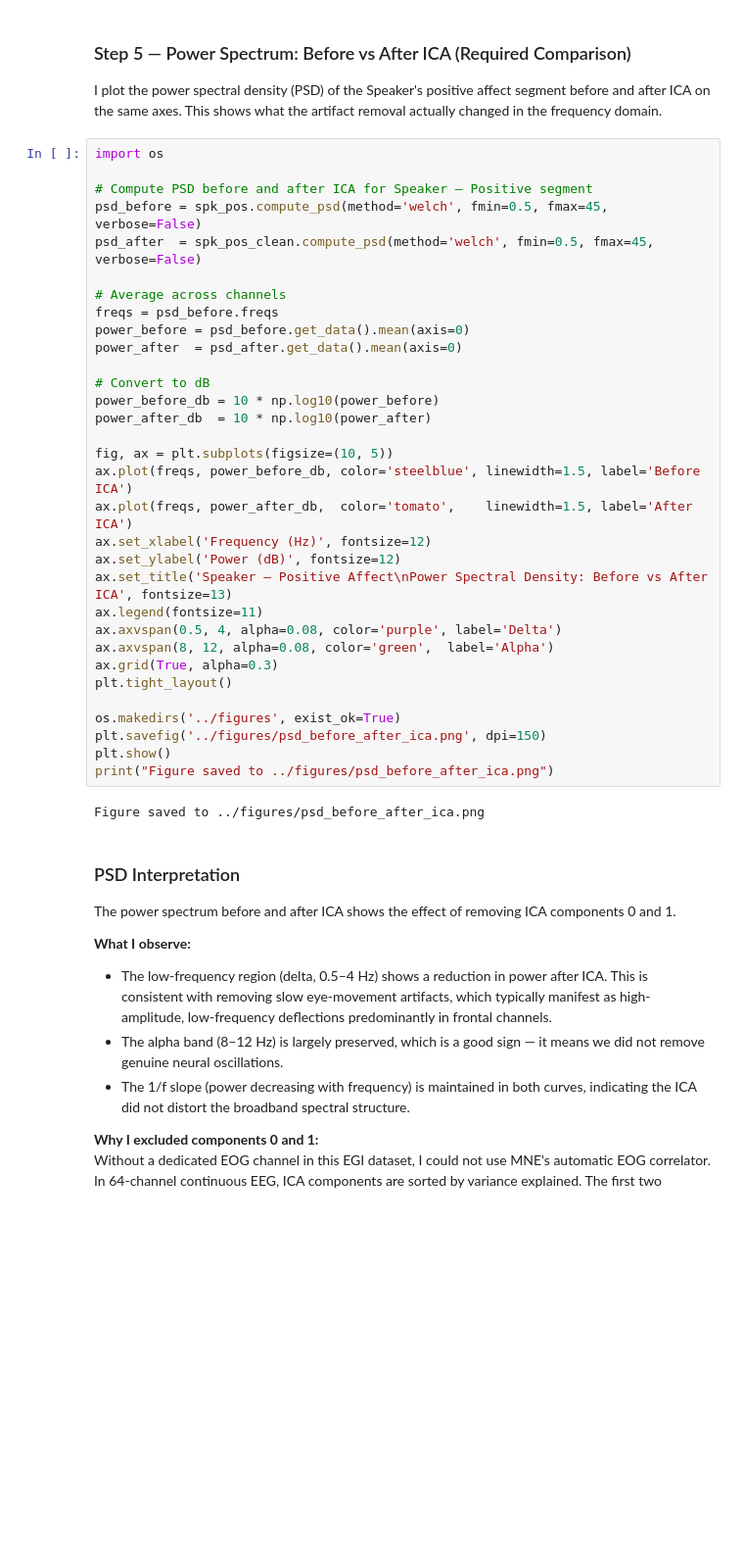
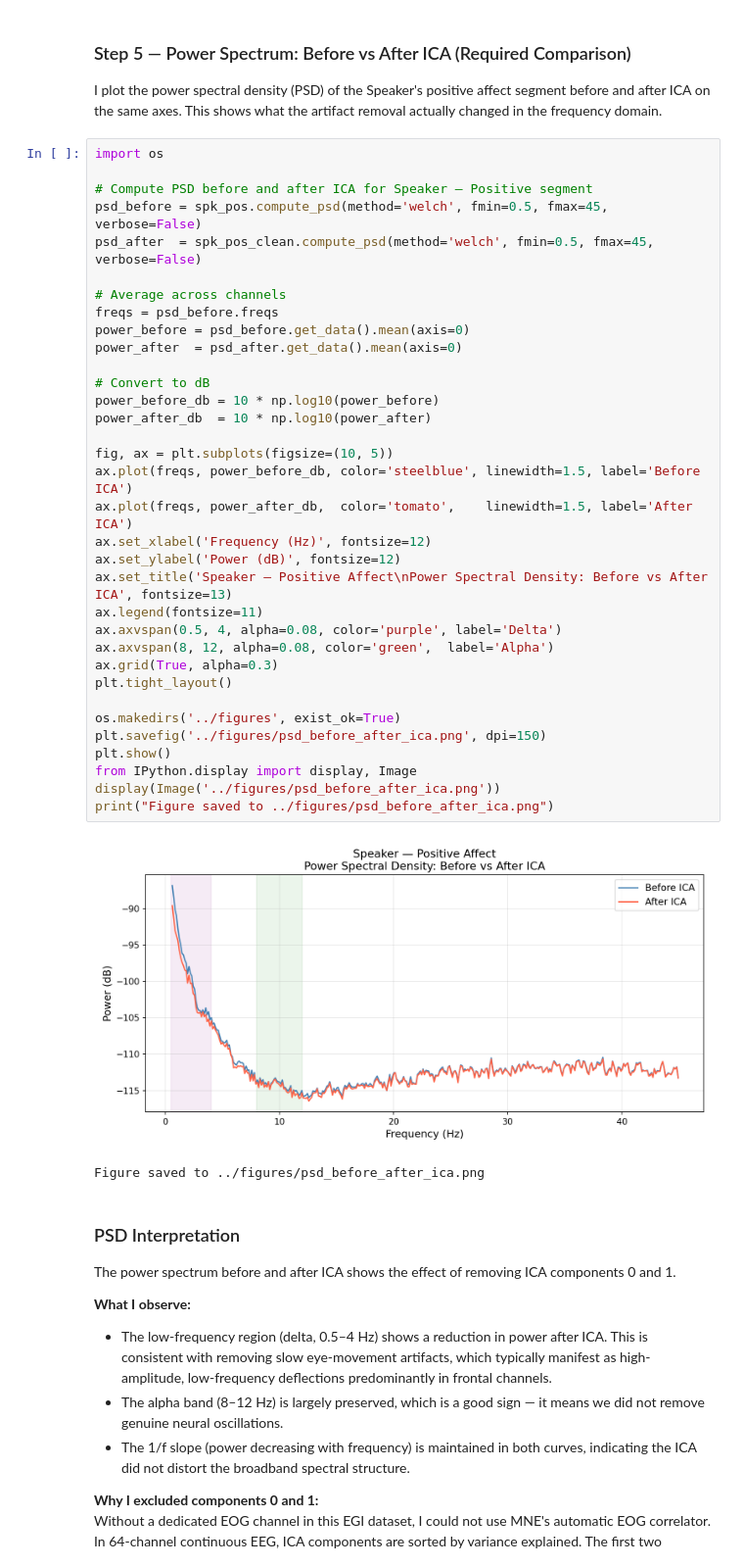
Before and after one commit to voodoovampire/gsoc2026-neurodyads, a Jupyter notebook: notebooks/neurodyads_pretask.ipynb, the cells around one changed output. Shown at 98% size. Saved outputs shown, nothing was run; the diff lists cells and outputs as text; blank space fills up the shorter version.

Commit message:
Complete pre-task — all parts, figures inline, AI use + references + uncertainties documented

```diff
--- a/notebooks/neurodyads_pretask.ipynb
+++ b/notebooks/neurodyads_pretask.ipynb
@@ -268,33 +268,36 @@ import os
 # Compute PSD before and after ICA for Speaker — Positive segment
 psd_before = spk_pos.compute_psd(method='welch', fmin=0.5, fmax=45, verbose=False)
 psd_after  = spk_pos_clean.compute_psd(method='welch', fmin=0.5, fmax=45, verbose=False)
 
 # Average across channels
 freqs = psd_before.freqs
 power_before = psd_before.get_data().mean(axis=0)
 power_after  = psd_after.get_data().mean(axis=0)
 
 # Convert to dB
 power_before_db = 10 * np.log10(power_before)
 power_after_db  = 10 * np.log10(power_after)
 
 fig, ax = plt.subplots(figsize=(10, 5))
 ax.plot(freqs, power_before_db, color='steelblue', linewidth=1.5, label='Before ICA')
 ax.plot(freqs, power_after_db,  color='tomato',    linewidth=1.5, label='After ICA')
 ax.set_xlabel('Frequency (Hz)', fontsize=12)
 ax.set_ylabel('Power (dB)', fontsize=12)
 ax.set_title('Speaker — Positive Affect\nPower Spectral Density: Before vs After ICA', fontsize=13)
 ax.legend(fontsize=11)
 ax.axvspan(0.5, 4, alpha=0.08, color='purple', label='Delta')
 ax.axvspan(8, 12, alpha=0.08, color='green',  label='Alpha')
 ax.grid(True, alpha=0.3)
 plt.tight_layout()
 
 os.makedirs('../figures', exist_ok=True)
 plt.savefig('../figures/psd_before_after_ica.png', dpi=150)
 plt.show()
+from IPython.display import display, Image
+display(Image('../figures/psd_before_after_ica.png'))
 print("Figure saved to ../figures/psd_before_after_ica.png")
 # %% [output]
+[figure, added]
 Figure saved to ../figures/psd_before_after_ica.png
 # %% [markdown]
 ### PSD Interpretation
```
Also changed, not shown: parts of 7 cells of this notebook, 1 other file.
